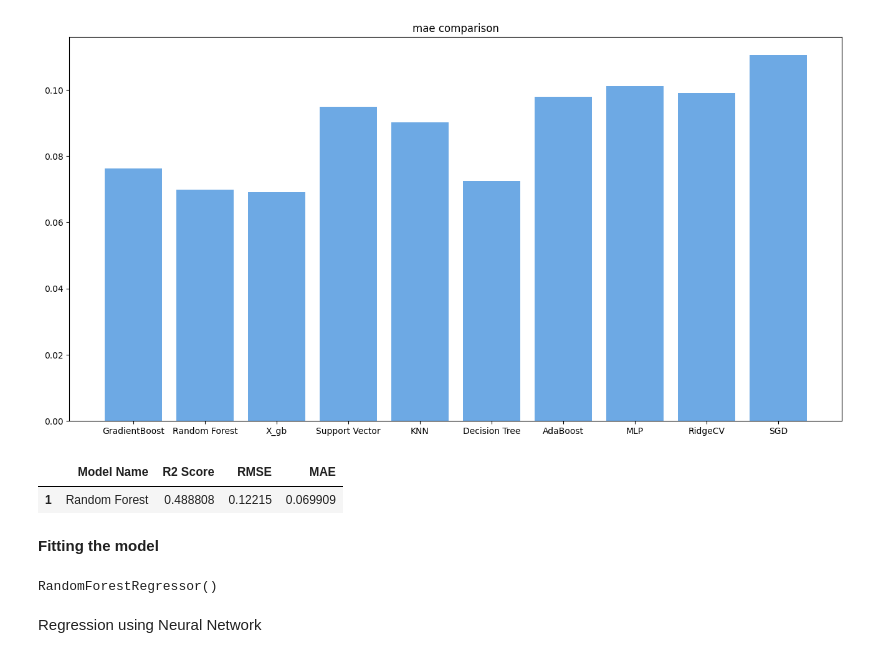
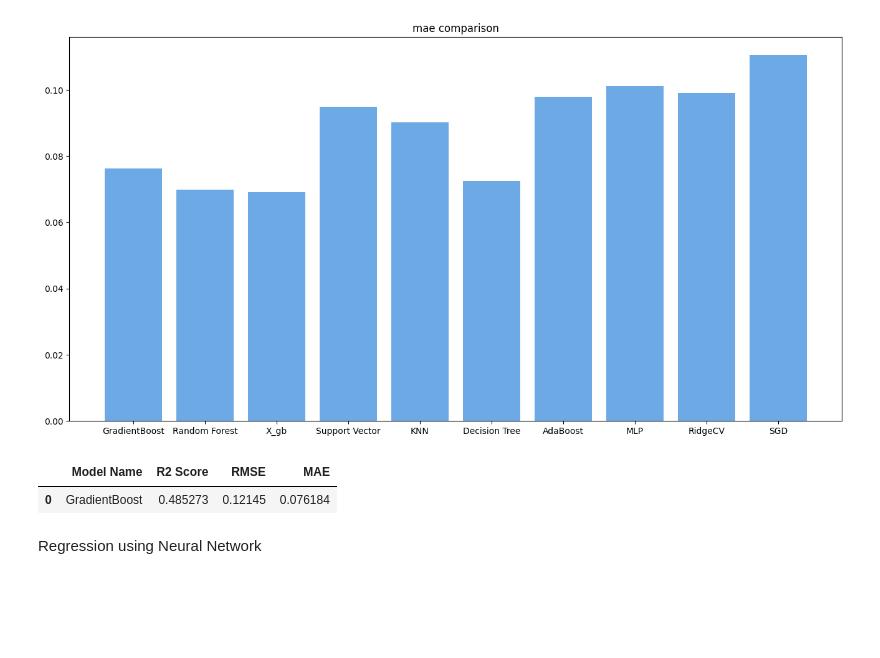
Before and after one commit to DarshanGoodGuy/IITISOC25, a Jupyter notebook: Model.ipynb, the cells around one changed output. Cells and saved outputs as stored; diff of their text form; code cells hidden in the pictures; blank space fills up the shorter version.

```diff
--- a/Model.ipynb
+++ b/Model.ipynb
@@ -365,19 +365,11 @@ plt.title('mae comparison')
 Text(0.5, 1.0, 'mae comparison')
 [figure]
 # %%
-Final_models = results.iloc[1:2, :]
+Final_models = results.iloc[:1, :]
 Final_models
 # %% [output]
 |  | Model Name | R2 Score | RMSE | MAE |
-| 1 | Random Forest | 0.488808 | 0.12215 | 0.069909 |
+| 0 | GradientBoost | 0.485273 | 0.12145 | 0.076184 |
-# %% [markdown]
-**Fitting the model**
-# %%
-from sklearn.ensemble import RandomForestRegressor
-Final_model = RandomForestRegressor()
-Final_model.fit(X_train,y_train)
-# %% [output]
-RandomForestRegressor()
 # %% [markdown]
 Regression using Neural Network
 # %%
```
Also changed, not shown: parts of 2 cells of this notebook.
